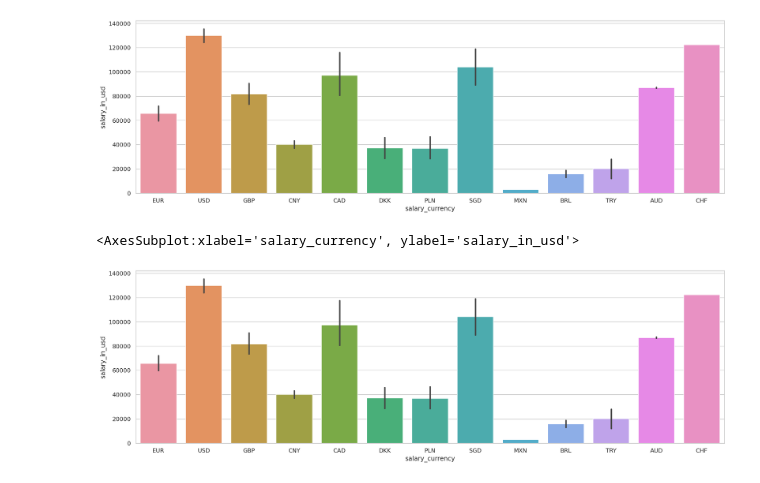
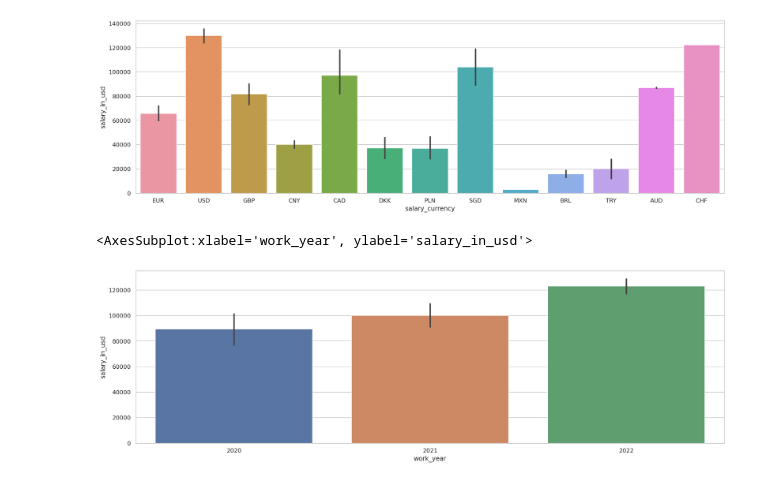
Before and after one commit to NileshCT/EDA_PROJECT, a Jupyter notebook: EDA_analysis_practice_dataset_.ipynb, the cells around one changed output. Saved outputs shown, nothing was run; the diff lists cells and outputs as text; code cells hidden in the pictures.

```diff
--- a/EDA_analysis_practice_dataset_.ipynb
+++ b/EDA_analysis_practice_dataset_.ipynb
@@ -550,7 +544,7 @@ sns.barplot(x='salary_currency',y='salary_in_usd',data=data)
 [figure]
 # %%
 plt.figure(figsize=(20,6))
-sns.barplot(x='salary_currency',y='salary_in_usd',data=data)
+sns.barplot(x='work_year',y='salary_in_usd',data=data)
 # %% [output]
-<AxesSubplot:xlabel='salary_currency', ylabel='salary_in_usd'>
+<AxesSubplot:xlabel='work_year', ylabel='salary_in_usd'>
-[figure, old version]
+[figure, new version]
```
Also changed, not shown: parts of 27 cells of this notebook.
